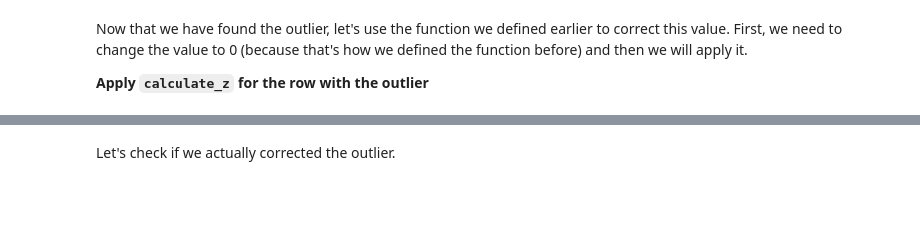
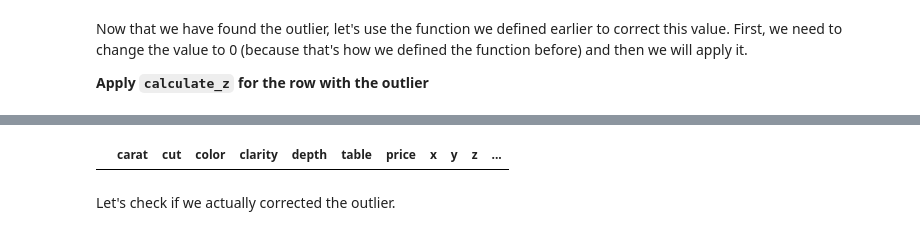
Before and after one commit to roosbot/Bootcamp-Assignments, a Jupyter notebook: module-2/M2-mini-project1/1.-Data Cleaning.ipynb, the cells around one changed output, grey strips where cells are left out. Cells and saved outputs as stored; diff of their text form; code cells hidden in the pictures; blank space fills up the shorter version.

```diff
--- a/module-2/M2-mini-project1/1.-Data Cleaning.ipynb
+++ b/module-2/M2-mini-project1/1.-Data Cleaning.ipynb
@@ -371,0 +444,3 @@ Now that we have found the outlier, let's use the function we defined earlier to
+# %%
+# Change the value to 0
+diamonds.z[diamonds.z > 10] = 0
@@ -371,0 +456,5 @@ Now that we have found the outlier, let's use the function we defined earlier to
+# %%
+# Applying the function to calculate z
+
+diamonds["z"] = diamonds.apply(lambda row: calculate_z(row), axis=1)
+diamonds["z"]
@@ -372,3 +479,10 @@ Now that we have found the outlier, let's use the function we defined earlier to
+# %%
+# Double check
+
+selection = diamonds[diamonds.z > 10]
+selection
+# %% [output]
+|  | carat | cut | color | clarity | depth | table | price | x | y | z | ... |
 # %% [markdown]
 Let's check if we actually corrected the outlier.
 # %%
```
Also changed, not shown: parts of 32 cells of this notebook, 1 other file.
